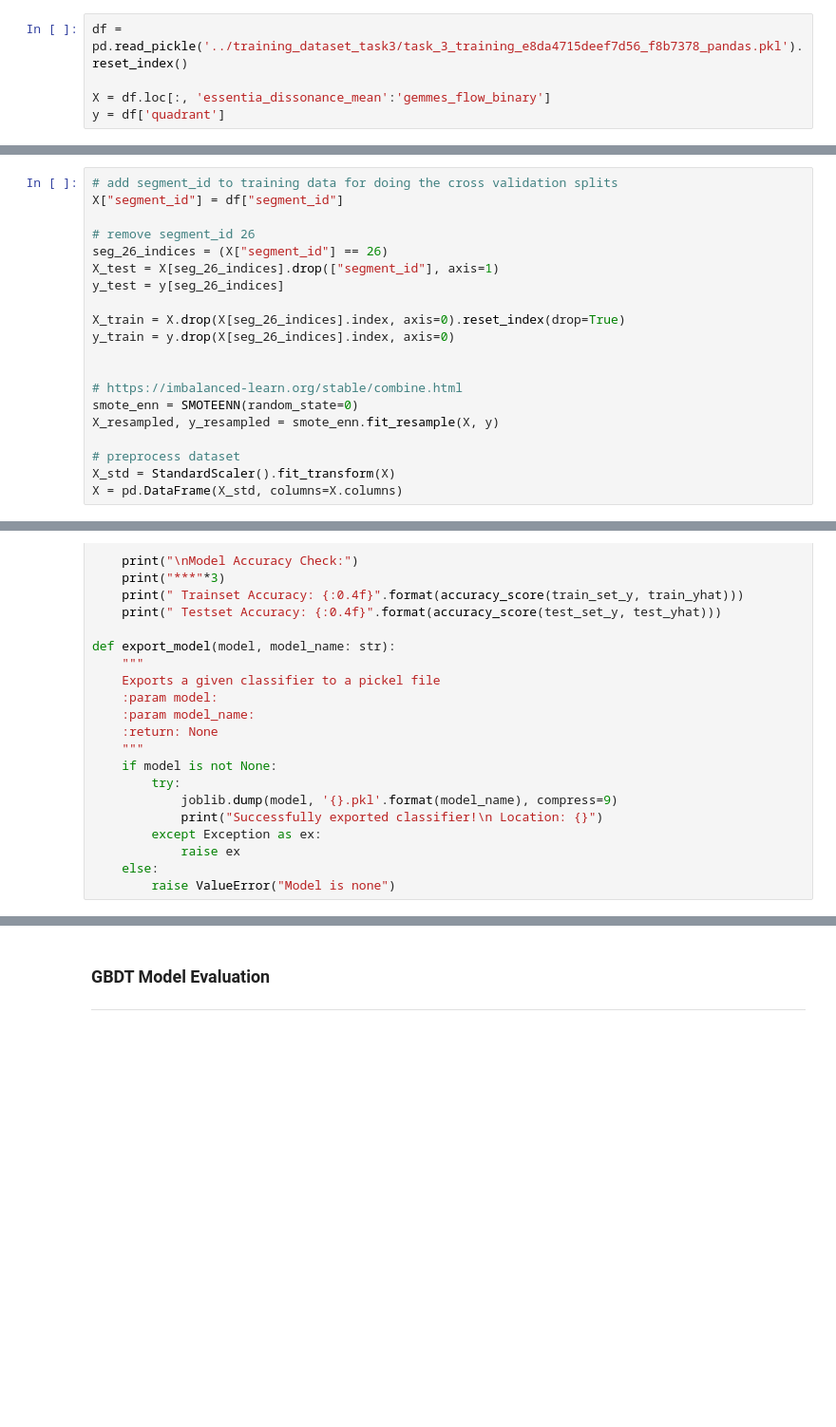
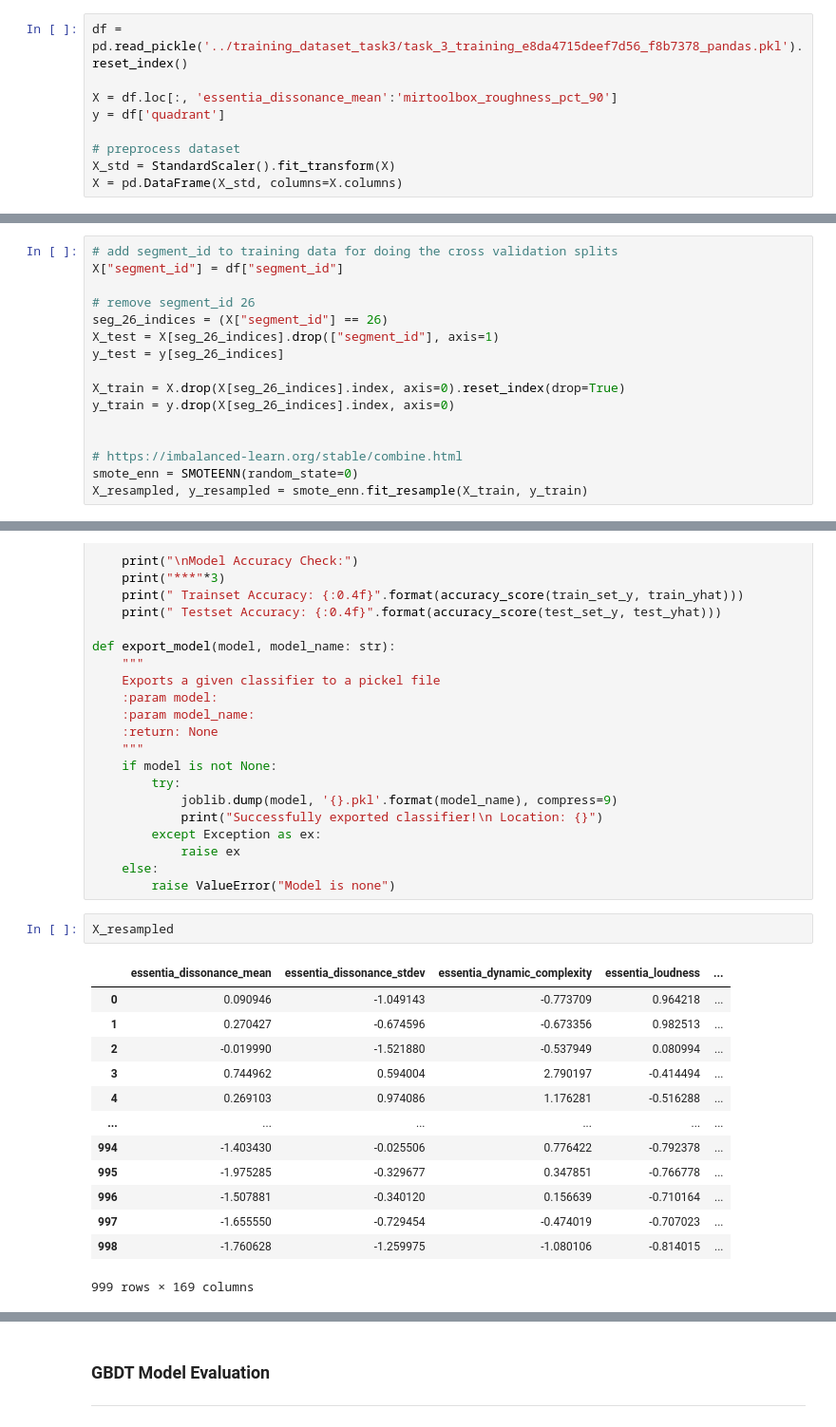
Before and after one commit to The-Deadly-Hyenas/Data-Classification, a Jupyter notebook: benjamin/gbrt_test.ipynb, the cells around one changed output, grey strips where cells are left out. Shown at 95% size. Saved outputs shown, nothing was run; the diff lists cells and outputs as text; blank space fills up the shorter version.

```diff
--- a/benjamin/gbrt_test.ipynb
+++ b/benjamin/gbrt_test.ipynb
@@ -27,8 +27,12 @@ from imblearn.combine import SMOTEENN
 # %%
 df = pd.read_pickle('../training_dataset_task3/task_3_training_e8da4715deef7d56_f8b7378_pandas.pkl').reset_index()
 
-X = df.loc[:, 'essentia_dissonance_mean':'gemmes_flow_binary']
+X = df.loc[:, 'essentia_dissonance_mean':'mirtoolbox_roughness_pct_90']
 y = df['quadrant']
+
+# preprocess dataset
+X_std = StandardScaler().fit_transform(X)
+X = pd.DataFrame(X_std, columns=X.columns)
 # %% [markdown]
 ### Data Preprocessing
 ---
@@ -48,11 +52,7 @@ y_train = y.drop(X[seg_26_indices].index, axis=0)
 
 # https://imbalanced-learn.org/stable/combine.html
 smote_enn = SMOTEENN(random_state=0)
-X_resampled, y_resampled = smote_enn.fit_resample(X, y)
-
-# preprocess dataset
-X_std = StandardScaler().fit_transform(X)
-X = pd.DataFrame(X_std, columns=X.columns)
+X_resampled, y_resampled = smote_enn.fit_resample(X_train, y_train)
 # %%
 # split the data according to segment_id
 cv = []
@@ -105,6 +105,22 @@ def export_model(model, model_name: str):
             raise ex
     else:
         raise ValueError("Model is none")
+# %%
+X_resampled
+# %% [output]
+|  | essentia_dissonance_mean | essentia_dissonance_stdev | essentia_dynamic_complexity | essentia_loudness | ... |
+| 0 | 0.090946 | -1.049143 | -0.773709 | 0.964218 | ... |
+| 1 | 0.270427 | -0.674596 | -0.673356 | 0.982513 | ... |
+| 2 | -0.019990 | -1.521880 | -0.537949 | 0.080994 | ... |
+| 3 | 0.744962 | 0.594004 | 2.790197 | -0.414494 | ... |
+| 4 | 0.269103 | 0.974086 | 1.176281 | -0.516288 | ... |
+| ... | ... | ... | ... | ... | ... |
+| 994 | -1.403430 | -0.025506 | 0.776422 | -0.792378 | ... |
+| 995 | -1.975285 | -0.329677 | 0.347851 | -0.766778 | ... |
+| 996 | -1.507881 | -0.340120 | 0.156639 | -0.710164 | ... |
+| 997 | -1.655550 | -0.729454 | -0.474019 | -0.707023 | ... |
+| 998 | -1.760628 | -1.259975 | -1.080106 | -0.814015 | ... |
+999 rows × 169 columns
 # %%
 # Gradient Boosted Regression Tree
 # gbrt_model_cv = GradientBoostingClassifier(
```
Also changed, not shown: parts of 4 cells of this notebook.
